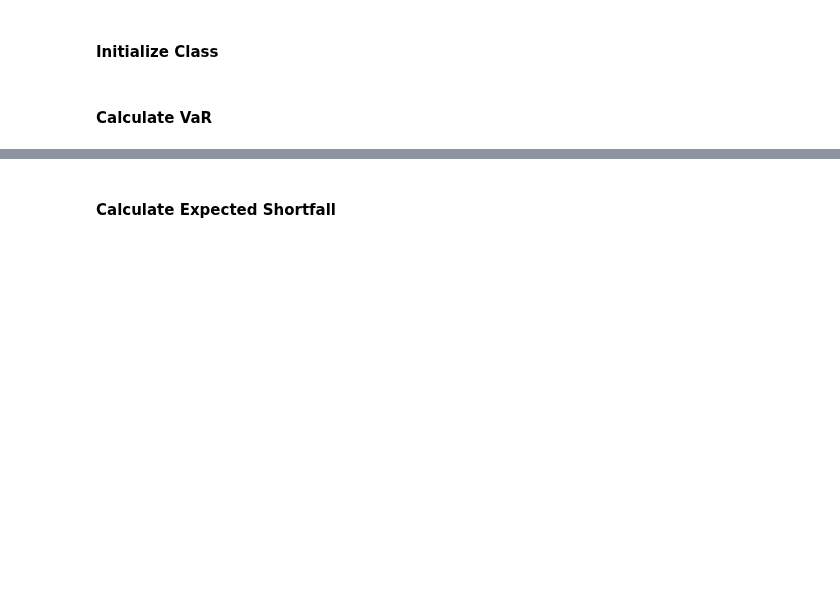
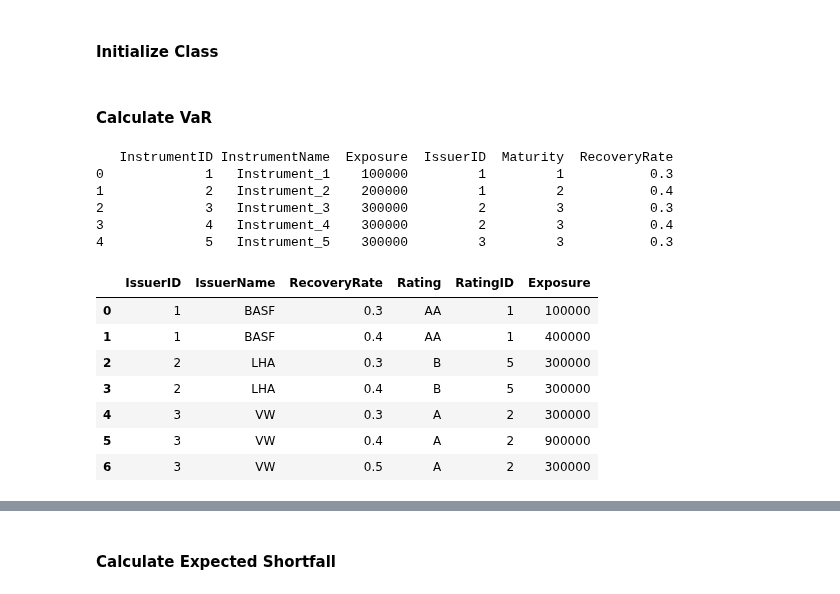
Before and after one commit to RIVACON/RiVaPy, a Jupyter notebook: notebooks/credit/credit_metrics.ipynb, the cells around one changed output, grey strips where cells are left out. Drawn from its saved outputs; the diff is of its cells as text; code cells hidden in the pictures; blank space fills up the shorter version.

Commit message:
Use of Issuer class

```diff
--- a/notebooks/credit/credit_metrics.ipynb
+++ b/notebooks/credit/credit_metrics.ipynb
@@ -76,4 +76,5 @@ TransMat = np.matrix("""
 # %% [markdown]
 ### Load position and issuer data
 # %%
-folder_excel = "C:/Users/Noah Köstner/OneDrive - RIVACON GmbH/CreditModel_data/"
+# folder_excel = "C:/Users/Noah Köstner/OneDrive - RIVACON GmbH/CreditModel_data/"
+folder_excel = "C:/Users/Anwender/Desktop/"
@@ -83,0 +81,19 @@ issuer = pd.read_excel(folder_excel + excel_file, "Issuer")
+# %%
+from rivapy.instruments.components import Issuer
+from scipy.stats import norm
+
+excel_file = "Datenmodell_Krediportfoliomodell.xlsx"
+positions = pd.read_excel(folder_excel + excel_file, "Positions")
+issuer = pd.read_excel(folder_excel + excel_file, "Issuer")
+issuer_list = []
+for _, row in issuer.iterrows():
+    issuer_list.append(
+        Issuer(
+            obj_id=row['IssuerID'],
+            name=row['IssuerName'],
+            rating=row['Rating'],
+            country=row['Land'],
+            sector=row['Branche'],
+            esg_rating=row['ESG_Rating'] if 'ESG_Rating' in row else "AAA",
+        )
+    )
@@ -105,6 +125,26 @@ mergedData = marketDataDAX[['Date', 'Dax']].merge(marketDataBASF[['Date', 'BASF'
 # %% [markdown]
 #### Initialize Class
 # %%
-creditMetricsClass = rivapy.credit.creditMetricsModel(Nsim, TransMat, positions, issuer, mergedData, r, t, recoveryRate, confidenceLevel, seed)
+credit_metrics_object = rivapy.credit.creditMetricsModel(Nsim, TransMat, positions, issuer_list, mergedData, r, t, confidenceLevel, seed)
 # %% [markdown]
 #### Calculate VaR
+# %%
+print(credit_metrics_object.position_data.head())
+# %% [output]
+   InstrumentID InstrumentName  Exposure  IssuerID  Maturity  RecoveryRate
+0             1   Instrument_1    100000         1         1           0.3
+1             2   Instrument_2    200000         1         2           0.4
+2             3   Instrument_3    300000         2         3           0.3
+3             4   Instrument_4    300000         2         3           0.4
+4             5   Instrument_5    300000         3         3           0.3
+# %%
+credit_metrics_object.get_issuer_groups()
+# %% [output]
+|  | IssuerID | IssuerName | RecoveryRate | Rating | RatingID | Exposure |
+| 0 | 1 | BASF | 0.3 | AA | 1 | 100000 |
+| 1 | 1 | BASF | 0.4 | AA | 1 | 400000 |
+| 2 | 2 | LHA | 0.3 | B | 5 | 300000 |
+| 3 | 2 | LHA | 0.4 | B | 5 | 300000 |
+| 4 | 3 | VW | 0.3 | A | 2 | 300000 |
+| 5 | 3 | VW | 0.4 | A | 2 | 900000 |
+| 6 | 3 | VW | 0.5 | A | 2 | 300000 |
```
Also changed, not shown: parts of 20 cells of this notebook, 3 other files.
